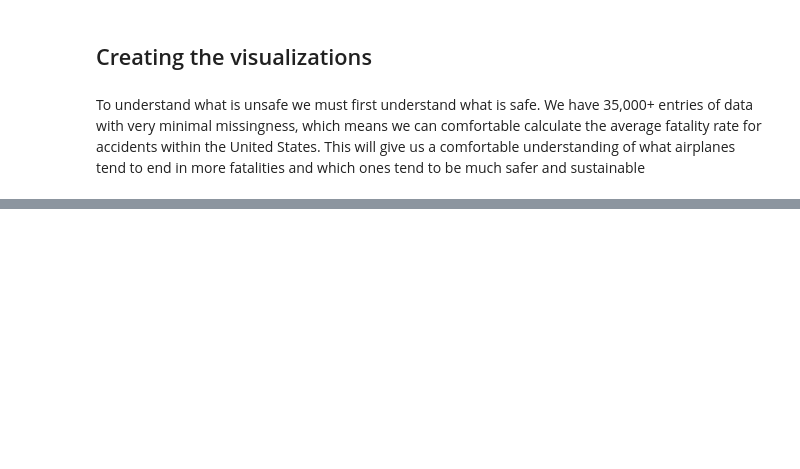
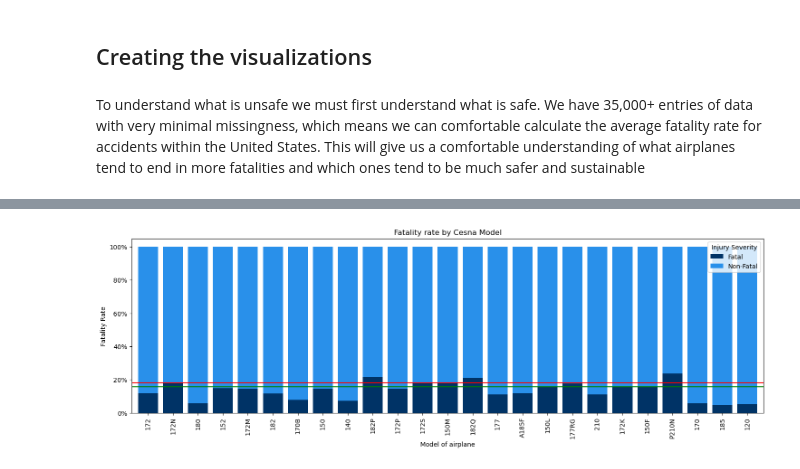
Before and after one commit to LMK08/Aircraft-Company-EDA, a Jupyter notebook: Franko/Visualizing_Aviation_Data.ipynb, the cells around one changed output, grey strips where cells are left out. Saved outputs shown, nothing was run; the diff lists cells and outputs as text; code cells hidden in the pictures; blank space fills up the shorter version.

```diff
--- a/Franko/Visualizing_Aviation_Data.ipynb
+++ b/Franko/Visualizing_Aviation_Data.ipynb
@@ -160,0 +186,11 @@ Currently the best option at face value is likely to be the Cessna, It has the l
+# %%
+# Fatality rate of Cessna and Piper
+cessna_injury_rates = df.loc[df['Make'] == 'Cessna']['Injury.Severity'].value_counts(normalize = True)
+piper_injury_rates = df.loc[df['Make'] == 'Piper']['Injury.Severity'].value_counts(normalize = True)
+cessna_fatality = cessna_injury_rates.values[1]
+piper_fatality = piper_injury_rates.values[1]
+
+print(f'Fatality rate of Cessna: {str(round(cessna_fatality * 100, 2))}%')
+print(f'Fatality rate of Piper: {str(round(piper_fatality * 100, 2))}%')
+print()
+print("Average fatality rate: " + str(round(average_fatal * 100, 2)) + '%')
@@ -160,0 +204,27 @@ Currently the best option at face value is likely to be the Cessna, It has the l
+# %%
+cessna_models = df.loc[df['Make'] == 'Cessna']['Model'].value_counts().head(25)
+piper_models = df.loc[df['Make'] == 'Piper']['Model'].value_counts().head(25)
+# %%
+# Extract list of 25 Cessna models most frequently involved in accidents
+ces_model_top25 = cessna_models.index.tolist()
+
+# Only keep data with a model in the top list
+ces_model_data = injury_data[injury_data['Model'].isin(ces_model_top25)]
+
+# Percentage fatality by Cessna model
+ces_model_fatal = ces_model_data.groupby('Model')['Injury.Severity'].value_counts(normalize = True).unstack('Injury.Severity').reindex(ces_model_top25)
+ces_model_fatal.plot.bar(stacked = True, figsize=(18,5), width = 0.8, color = ['#003366','#2990EA'])
+
+# Line with average fatality
+plt.axhline(y = cessna_fatality, color = 'g', linestyle = '-')
+plt.axhline(y = average_fatal, color = 'r', linestyle = '-')
+
+#Formatting
+plt.gca().yaxis.set_major_formatter(PercentFormatter(1))
+plt.title('Fatality rate by Cesna Model')
+plt.legend(title = "Injury Severity", loc='upper right')
+plt.xlabel('Model of airplane')
+plt.ylabel('Fatality Rate')
+plt.show()
+# %% [output]
+[figure, added]
```
Also changed, not shown: parts of 22 cells of this notebook.
